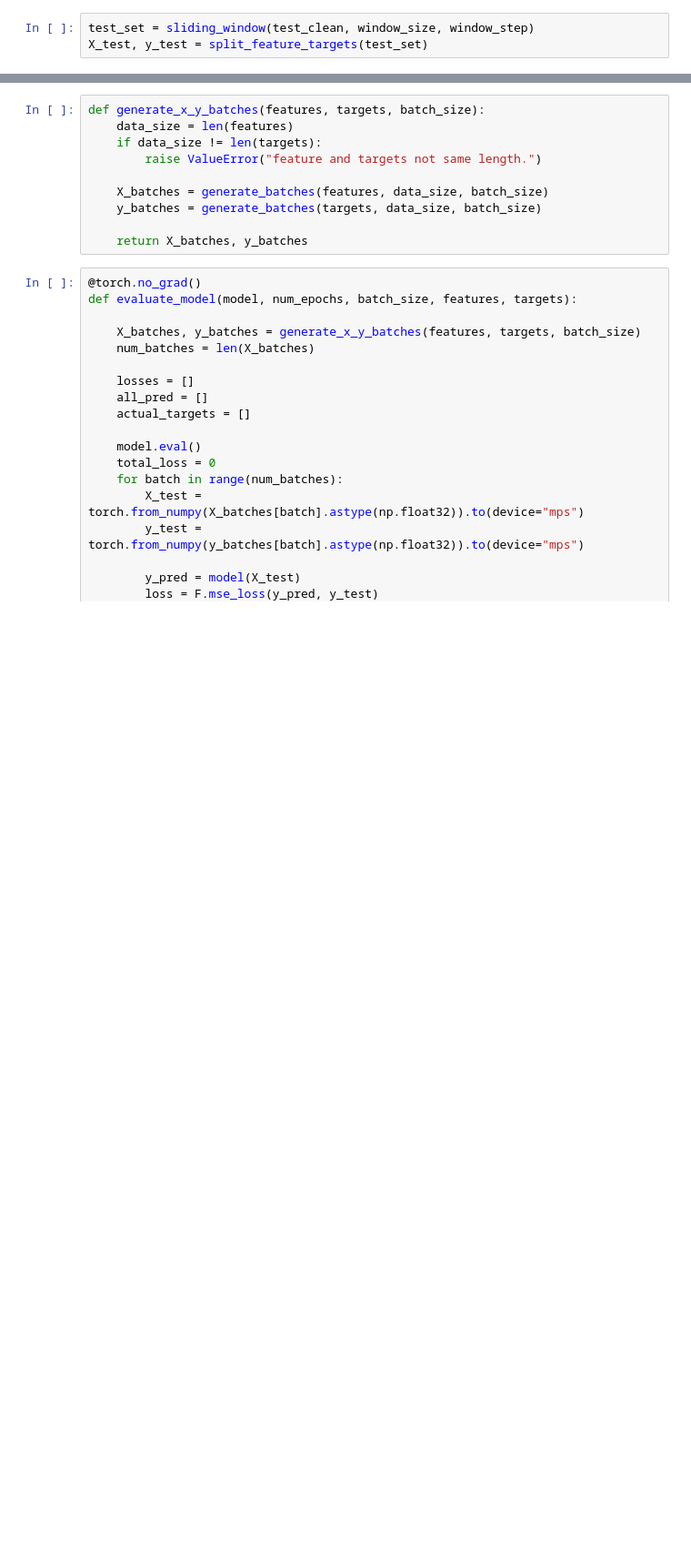
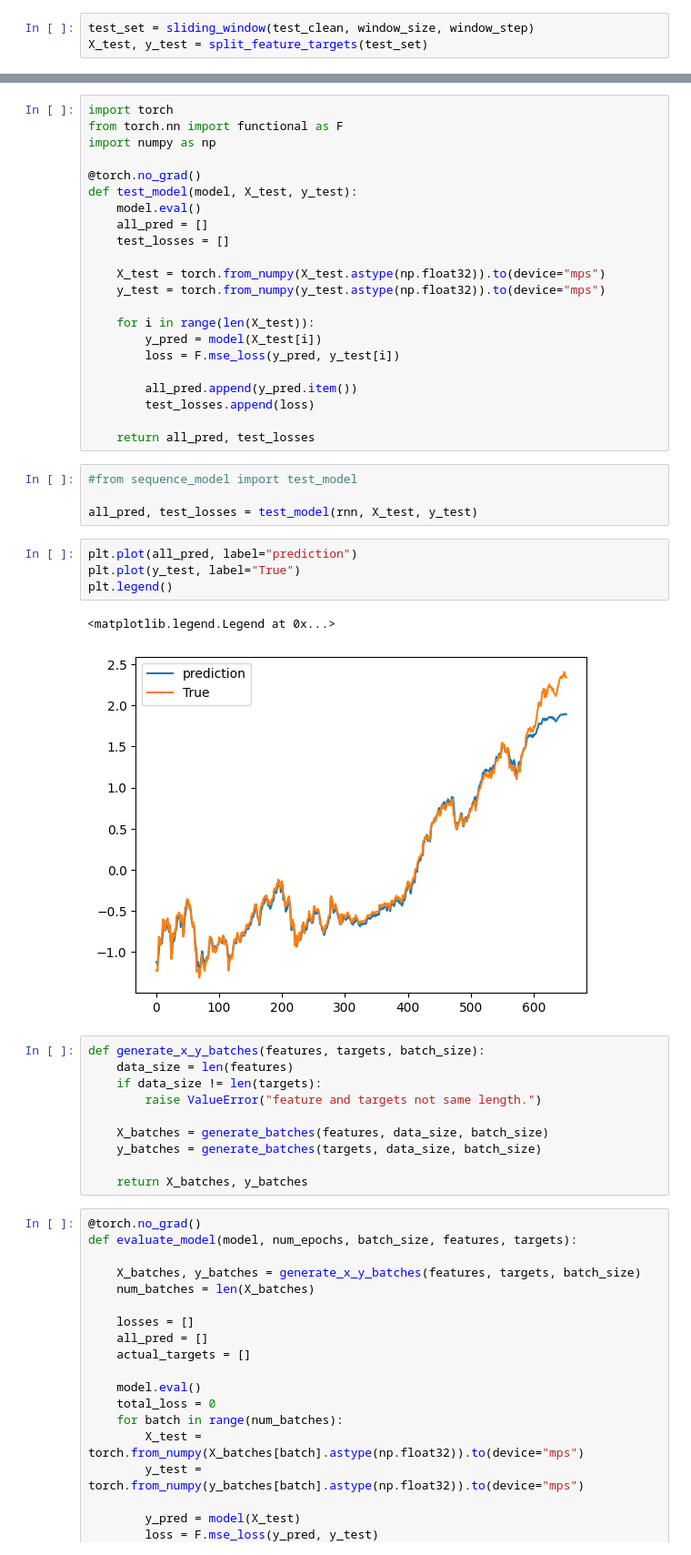
Before and after one commit to acosio14/stock-forecasting, a Jupyter notebook: protoyping.ipynb, the cells around one changed output, grey strips where cells are left out. Shown: that part at 91% size. Cells and saved outputs as stored; diff of their text form; blank space fills up the shorter version.

```diff
--- a/protoyping.ipynb
+++ b/protoyping.ipynb
@@ -180,3 +152,36 @@ Train loss: 0.009098604715334312
+# %%
+import torch
+from torch.nn import functional as F
+import numpy as np
+
+@torch.no_grad()
+def test_model(model, X_test, y_test):
+    model.eval()
+    all_pred = []
+    test_losses = []
+
+    X_test = torch.from_numpy(X_test.astype(np.float32)).to(device="mps")
+    y_test = torch.from_numpy(y_test.astype(np.float32)).to(device="mps")
+
+    for i in range(len(X_test)):
+        y_pred = model(X_test[i])
+        loss = F.mse_loss(y_pred, y_test[i])
+
+        all_pred.append(y_pred.item())
+        test_losses.append(loss)
+
+    return all_pred, test_losses
+# %%
+#from sequence_model import test_model
+
+all_pred, test_losses = test_model(rnn, X_test, y_test)
+# %%
+plt.plot(all_pred, label="prediction")
+plt.plot(y_test, label="True")
+plt.legend()
+# %% [output]
+<matplotlib.legend.Legend at 0x...>
+[figure, added]
 # %%
 def generate_x_y_batches(features, targets, batch_size):
     data_size = len(features)
```
Also changed, not shown: parts of 5 cells of this notebook.
